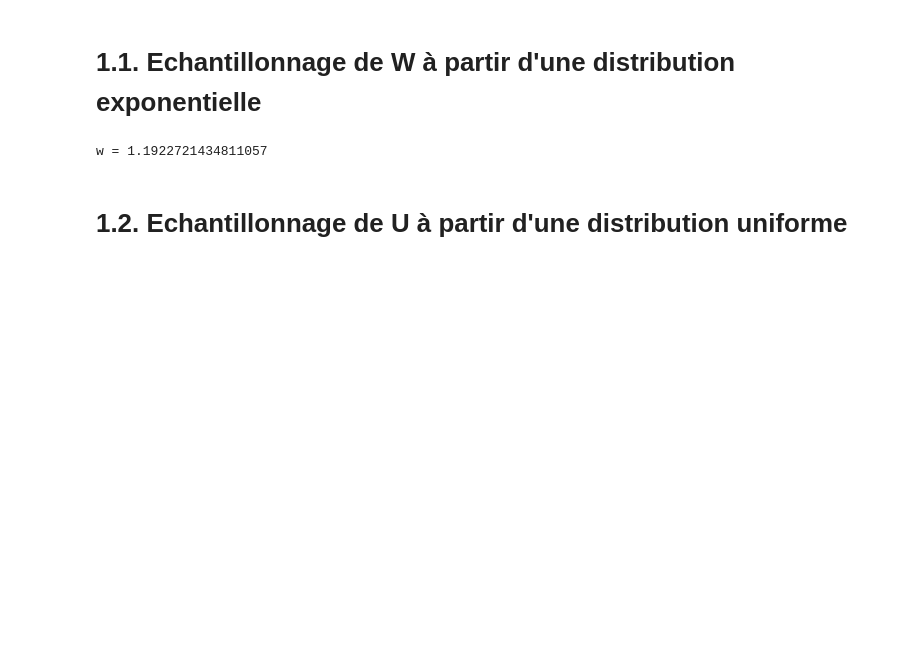
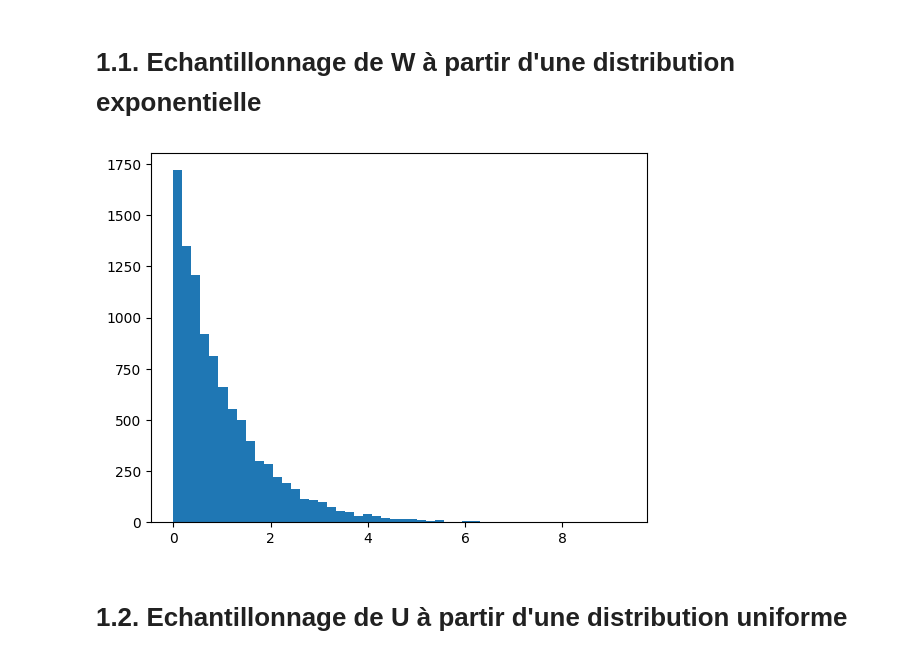
Before and after one commit to ClemenceCVR/Projet-Monte-Carlo, a Jupyter notebook: Projet Monte Carlo.ipynb, the cells around one changed output. Cells and saved outputs as stored; diff of their text form; code cells hidden in the pictures; blank space fills up the shorter version.

```diff
--- a/Projet Monte Carlo.ipynb
+++ b/Projet Monte Carlo.ipynb
@@ -16,11 +16,13 @@ np.random.seed(124)
 ## Question 1 : Implement the generator for alpha-stable distributions proposed in Appendix B, and explain why it is valid
 # %% [markdown]
 # 1.1. Echantillonnage de W à partir d'une distribution exponentielle
-# %%
-w = np.random.exponential(scale=1)
-print("w =", w)
-# %% [output]
-w = 1.1922721434811057
+# %%
+np.random.seed(124)
+w = np.random.standard_exponential(size=n)
+plt.hist(w, bins=50)
+plt.show()
+# %% [output]
+[figure, added]
 # %% [markdown]
 # 1.2. Echantillonnage de U à partir d'une distribution uniforme
 # %%
```
Also changed, not shown: parts of 17 cells of this notebook.
